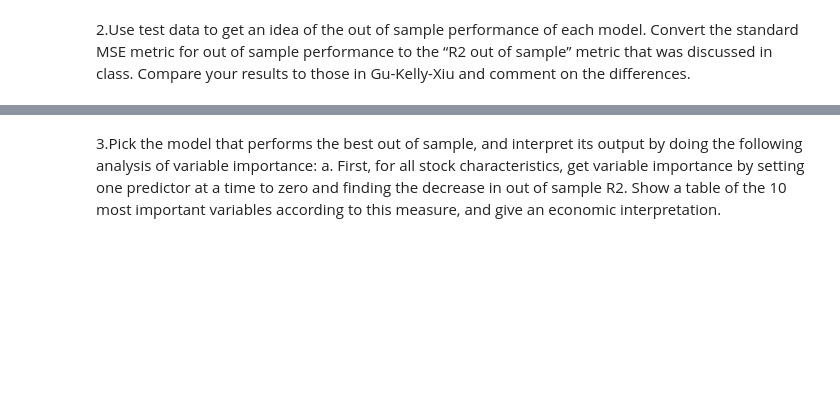
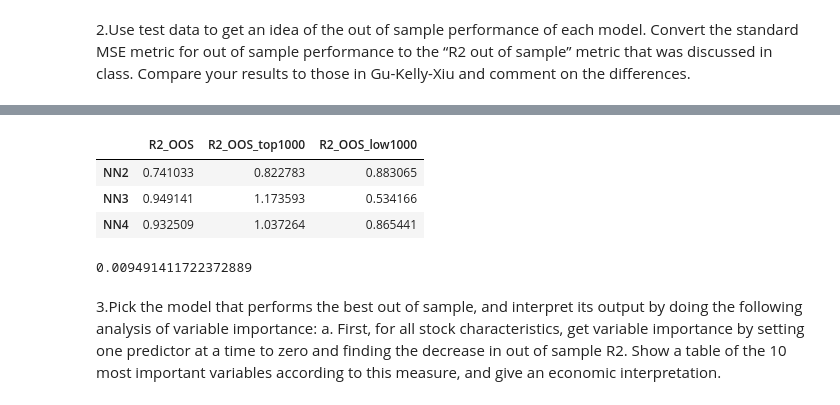
Before and after one commit to ignacioaranguren1/bd_2, a Jupyter notebook: bd_2.ipynb, the cells around one changed output, grey strips where cells are left out. Drawn from its saved outputs; the diff is of its cells as text; code cells hidden in the pictures; blank space fills up the shorter version.

```diff
--- a/bd_2.ipynb
+++ b/bd_2.ipynb
@@ -167,2 +168,31 @@ INFO:tensorflow:Assets written to: ram://e9b35971-41f9-4abc-98d9-92c8b506f39f/as
 # %% [markdown]
 2.Use test data to get an idea of the out of sample performance of each model. Convert the standard MSE metric for out of sample performance to the “R2 out of sample” metric that was discussed in class. Compare your results to those in Gu-Kelly-Xiu and comment on the differences.
+# %%
+with open('models.pkl','rb') as f:
+  models = pickle.load(f)
+with open('parameters.pkl','rb') as f:
+  parameters = pickle.load(f)
+with open('tuners.pkl','rb') as f:
+  tuners = pickle.load(f)
+# %%
+def r_squared(y_pred, y_test):
+    return 1 - np.sum((y_test - y_pred)**2) / np.sum(y_test**2)
+
+rankings = X_test['mvel1'].groupby(['date']).rank()
+top_X_test = X_test.loc[rankings<=1000,:].values
+top_y_test = y_test.loc[rankings<=1000,:].values
+rankings_reverse = X_test['mvel1'].groupby(['date']).rank(ascending=False)
+bottom_X_test = X_test.loc[rankings_reverse<=1000,:].values
+bottom_y_test = y_test.loc[rankings_reverse<=1000,:].values
+
+R2_oos_df = pd.DataFrame(columns = ['R2_OOS','R2_OOS_top1000','R2_OOS_low1000'],index = ['NN2','NN3','NN4'])
+for i in range(3):
+    y_pred_all = models[i].predict(X_test,batch_size=256).reshape(-1,1)
+    y_pred_top = models[i].predict(top_X_test,batch_size=256).reshape(-1,1)
+    y_pred_bottom = models[i].predict(bottom_X_test,batch_size=256).reshape(-1,1)
+
+    row = [r_squared(y_pred_all, y_test)[0],
+           r_squared(y_pred_top, top_y_test),
+           r_squared(y_pred_bottom, bottom_y_test)]
+
+    R2_oos_df.iloc[i]= row
@@ -169,3 +209,16 @@ INFO:tensorflow:Assets written to: ram://e9b35971-41f9-4abc-98d9-92c8b506f39f/as
+# %%
+R2_oos_df * 100
+# %% [output]
+|  | R2_OOS | R2_OOS_top1000 | R2_OOS_low1000 |
+| NN2 | 0.741033 | 0.822783 | 0.883065 |
+| NN3 | 0.949141 | 1.173593 | 0.534166 |
+| NN4 | 0.932509 | 1.037264 | 0.865441 |
+# %%
+# X_test.groupby(pd.Grouper(freq='M'))['mvel1'].rank()
+best_r_squared = max(R2_oos_df.iloc[:,0])
+best_r_squared
+# %% [output]
+0.009491411722372889
 # %% [markdown]
 3.Pick the model that performs the best out of sample, and interpret its output by doing the following analysis of variable importance:
 a.	First, for all stock characteristics, get variable importance by setting one predictor at a time to zero and finding the decrease in out of sample R2. Show a table of the 10 most important variables according to this measure, and give an economic interpretation.
```
Also changed, not shown: parts of 4 cells of this notebook.
